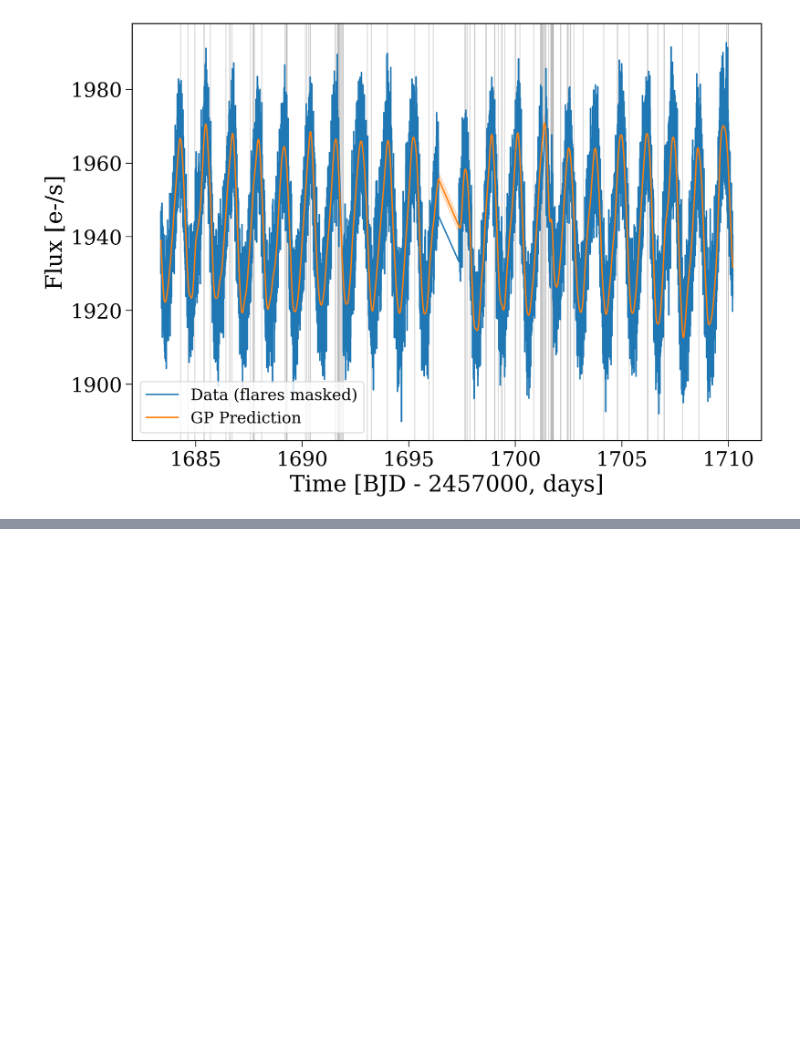
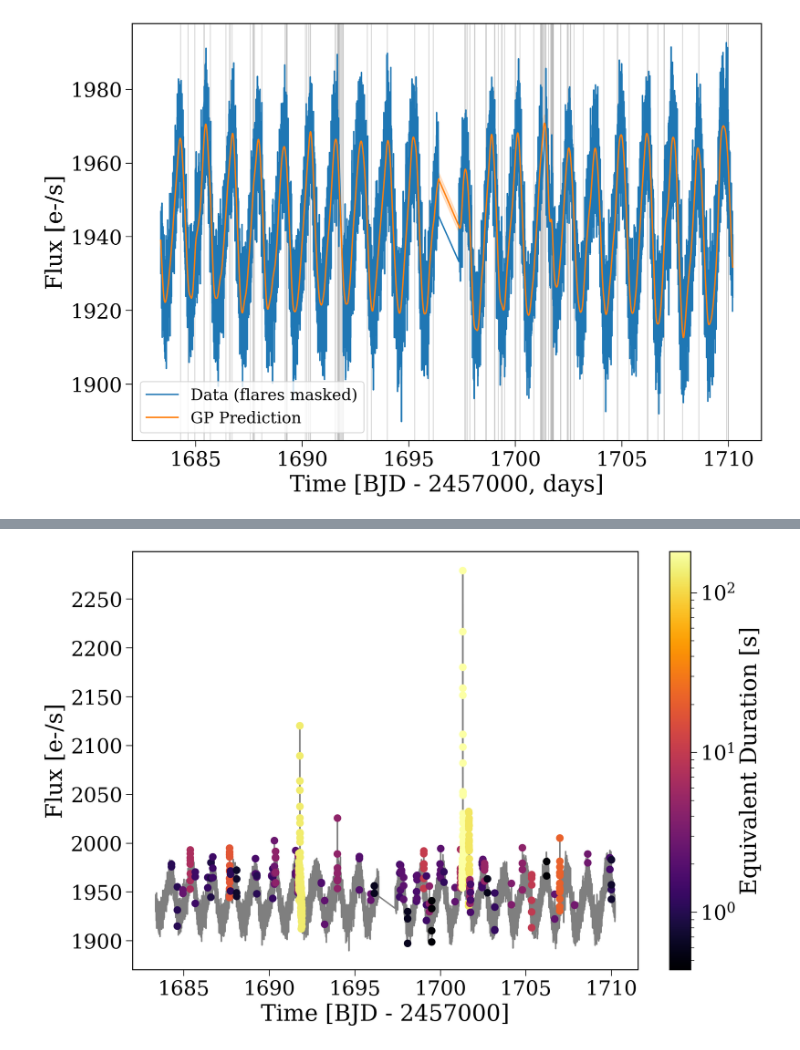
Before and after one commit to TomWagg/flair, a Jupyter notebook: notebooks/tom.ipynb, the cells around one changed output, grey strips where cells are left out. Drawn from its saved outputs; the diff is of its cells as text; code cells hidden in the pictures; blank space fills up the shorter version.

Commit message:
add ED plot

```diff
--- a/notebooks/tom.ipynb
+++ b/notebooks/tom.ipynb
@@ -104,0 +55,21 @@ equivalant_durations(lcs[0], flare_starts, flare_ends, mu)
+# %%
+ed_s = flair.flares.calc_equivalent_durations(lc=lcs[0], flare_starts=flare_starts,
+                                              flare_ends=flare_ends, gp_mean=mu).to(u.s)
+# %%
+colours = np.zeros_like(lcs[0].time.value)
+for start, end, ed in zip(flare_starts, flare_ends, ed_s):
+    colours[start:end] = ed.value
+# %%
+fig, ax = plt.subplots()
+
+ax.plot(lcs[0].time.value, lcs[0].flux.value, c='k', alpha=0.5)
+scatter = ax.scatter(lcs[0].time.value, lcs[0].flux.value, c=colours,
+                     s=50, zorder=10, norm=mpl.colors.LogNorm(), cmap="inferno")
+
+cbar = fig.colorbar(scatter, ax=ax, label='Equivalent Duration [s]')
+
+ax.set(xlabel='Time [BJD - 2457000]', ylabel='Flux [e-/s]')
+
+plt.show()
+# %% [output]
+[figure, added]
```
Also changed, not shown: parts of 9 cells of this notebook.
